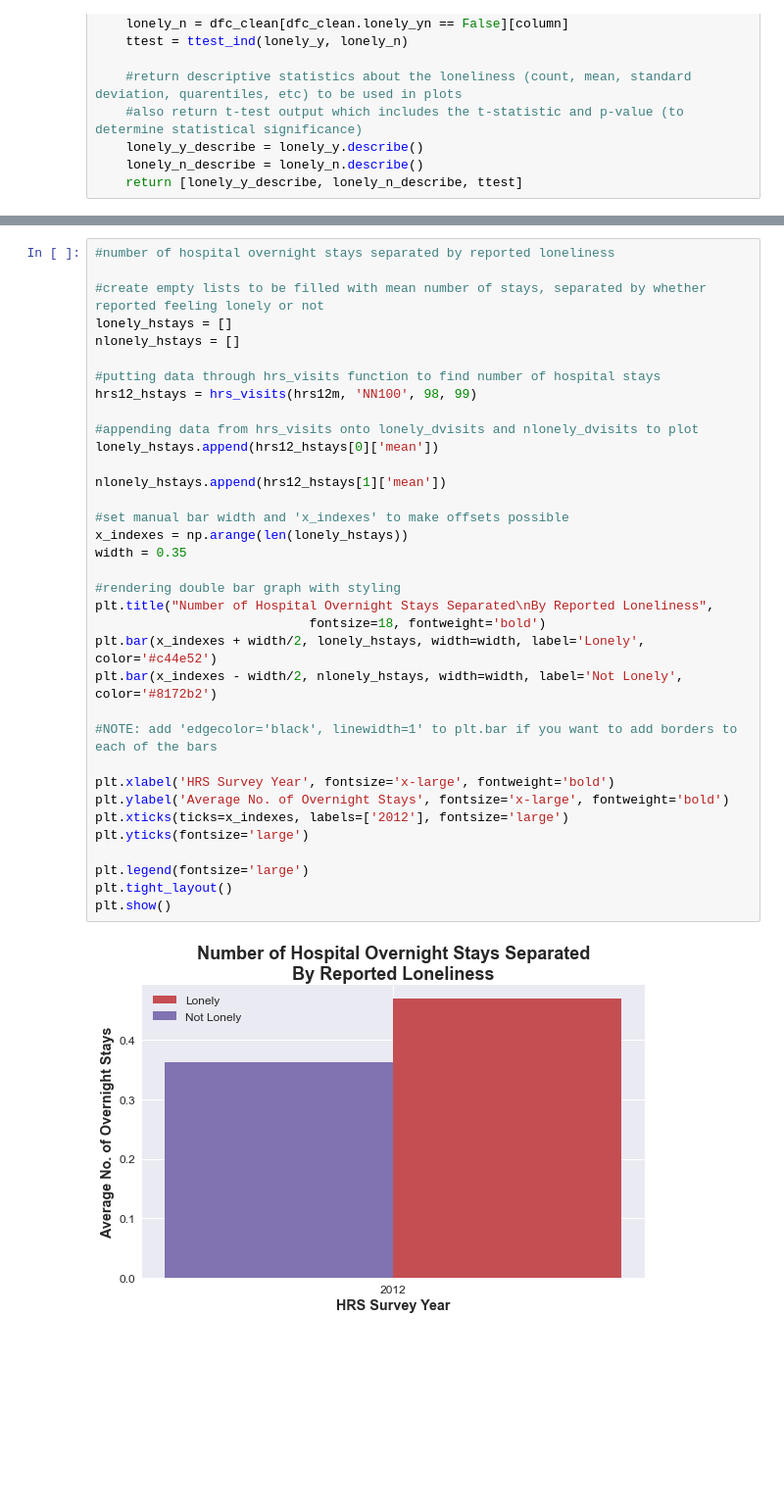
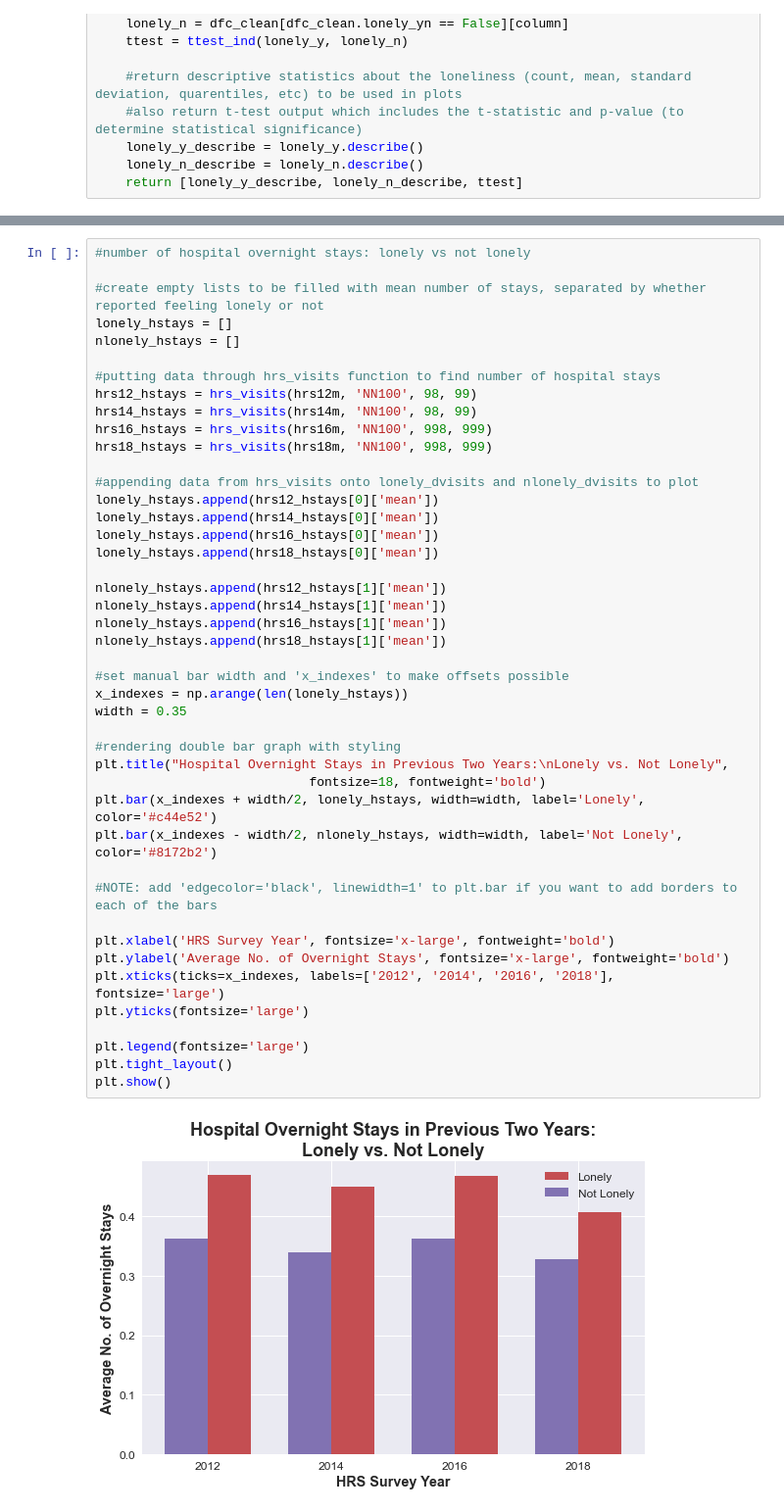
Before and after one commit to fyzeen/Senior-Isolation-Report, a Jupyter notebook: senior-isolation.ipynb, the cells around one changed output, grey strips where cells are left out. Shown at 98% size. Saved outputs shown, nothing was run; the diff lists cells and outputs as text; blank space fills up the shorter version.

```diff
--- a/senior-isolation.ipynb
+++ b/senior-isolation.ipynb
@@ -561,38 +635,47 @@ Ttest_indResult(statistic=4.682497433461286, pvalue=2.889214093673012e-06)
 # %%
-#number of hospital overnight stays separated by reported loneliness
+#number of hospital overnight stays: lonely vs not lonely
 
 #create empty lists to be filled with mean number of stays, separated by whether reported feeling lonely or not
 lonely_hstays = []
 nlonely_hstays = []
 
 #putting data through hrs_visits function to find number of hospital stays
 hrs12_hstays = hrs_visits(hrs12m, 'NN100', 98, 99)
+hrs14_hstays = hrs_visits(hrs14m, 'NN100', 98, 99)
+hrs16_hstays = hrs_visits(hrs16m, 'NN100', 998, 999)
+hrs18_hstays = hrs_visits(hrs18m, 'NN100', 998, 999)
 
 #appending data from hrs_visits onto lonely_dvisits and nlonely_dvisits to plot
 lonely_hstays.append(hrs12_hstays[0]['mean'])
+lonely_hstays.append(hrs14_hstays[0]['mean'])
+lonely_hstays.append(hrs16_hstays[0]['mean'])
+lonely_hstays.append(hrs18_hstays[0]['mean'])
 
 nlonely_hstays.append(hrs12_hstays[1]['mean'])
+nlonely_hstays.append(hrs14_hstays[1]['mean'])
+nlonely_hstays.append(hrs16_hstays[1]['mean'])
+nlonely_hstays.append(hrs18_hstays[1]['mean'])
 
 #set manual bar width and 'x_indexes' to make offsets possible
 x_indexes = np.arange(len(lonely_hstays))
 width = 0.35
 
 #rendering double bar graph with styling
-plt.title("Number of Hospital Overnight Stays Separated\nBy Reported Loneliness",
+plt.title("Hospital Overnight Stays in Previous Two Years:\nLonely vs. Not Lonely",
                             fontsize=18, fontweight='bold')
 plt.bar(x_indexes + width/2, lonely_hstays, width=width, label='Lonely', color='#c44e52')
 plt.bar(x_indexes - width/2, nlonely_hstays, width=width, label='Not Lonely', color='#8172b2')
 
 #NOTE: add 'edgecolor='black', linewidth=1' to plt.bar if you want to add borders to each of the bars
 
 plt.xlabel('HRS Survey Year', fontsize='x-large', fontweight='bold')
 plt.ylabel('Average No. of Overnight Stays', fontsize='x-large', fontweight='bold')
-plt.xticks(ticks=x_indexes, labels=['2012'], fontsize='large')
+plt.xticks(ticks=x_indexes, labels=['2012', '2014', '2016', '2018'], fontsize='large')
 plt.yticks(fontsize='large')
 
 plt.legend(fontsize='large')
 plt.tight_layout()
 plt.show()
 # %% [output]
-[figure, old version]
+[figure, new version]
 # %%
```
Also changed, not shown: parts of 13 cells of this notebook.
